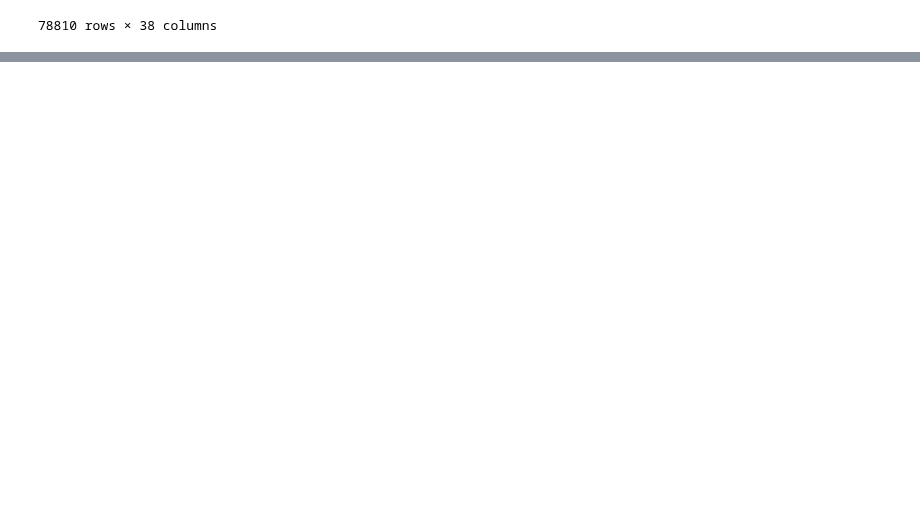
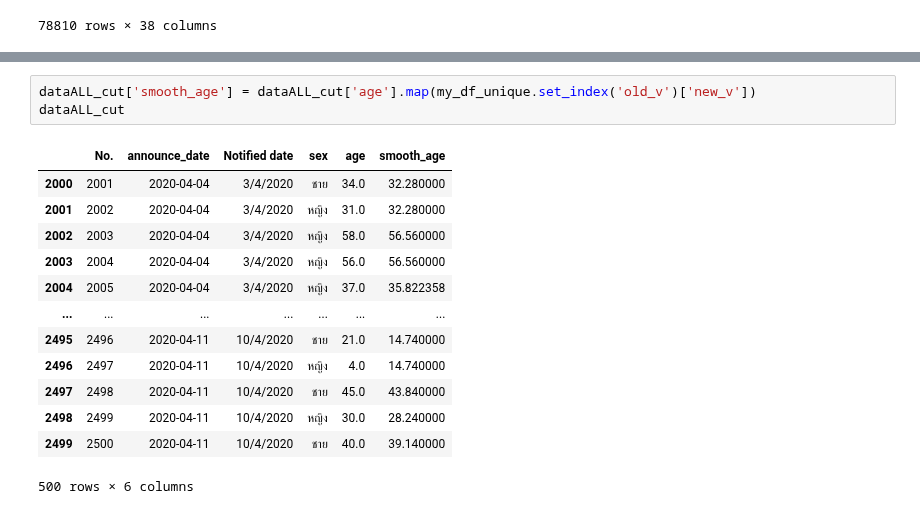
Before and after one commit to Anusarakh/DPDM2021, a Jupyter notebook: Data_Preprocessing(Chapter3).ipynb, the cells around one changed output, grey strips where cells are left out. Cells and saved outputs as stored; diff of their text form; blank space fills up the shorter version.

```diff
--- a/Data_Preprocessing(Chapter3).ipynb
+++ b/Data_Preprocessing(Chapter3).ipynb
@@ -1666,0 +1762,17 @@ search_click_14[]
+# %%
+dataALL_cut['smooth_age'] = dataALL_cut['age'].map(my_df_unique.set_index('old_v')['new_v'])
+dataALL_cut
+# %% [output]
+|  | No. | announce_date | Notified date | sex | age | smooth_age |
+| 2000 | 2001 | 2020-04-04 | 3/4/2020 | ชาย | 34.0 | 32.280000 |
+| 2001 | 2002 | 2020-04-04 | 3/4/2020 | หญิง | 31.0 | 32.280000 |
+| 2002 | 2003 | 2020-04-04 | 3/4/2020 | หญิง | 58.0 | 56.560000 |
+| 2003 | 2004 | 2020-04-04 | 3/4/2020 | หญิง | 56.0 | 56.560000 |
+| 2004 | 2005 | 2020-04-04 | 3/4/2020 | หญิง | 37.0 | 35.822358 |
+| ... | ... | ... | ... | ... | ... | ... |
+| 2495 | 2496 | 2020-04-11 | 10/4/2020 | ชาย | 21.0 | 14.740000 |
+| 2496 | 2497 | 2020-04-11 | 10/4/2020 | หญิง | 4.0 | 14.740000 |
+| 2497 | 2498 | 2020-04-11 | 10/4/2020 | ชาย | 45.0 | 43.840000 |
+| 2498 | 2499 | 2020-04-11 | 10/4/2020 | หญิง | 30.0 | 28.240000 |
+| 2499 | 2500 | 2020-04-11 | 10/4/2020 | ชาย | 40.0 | 39.140000 |
+500 rows × 6 columns
```
Also changed, not shown: parts of 21 cells of this notebook.
